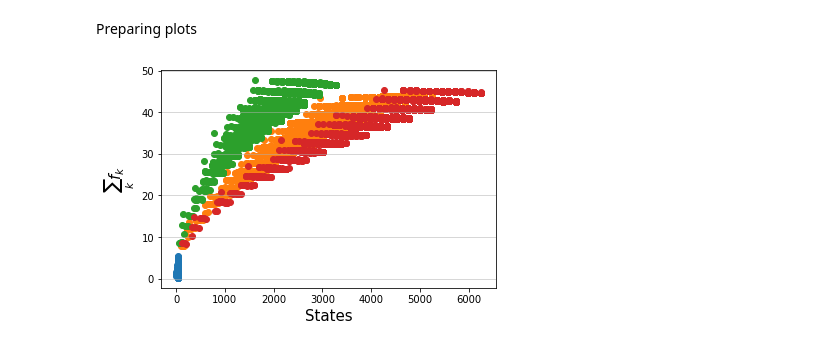
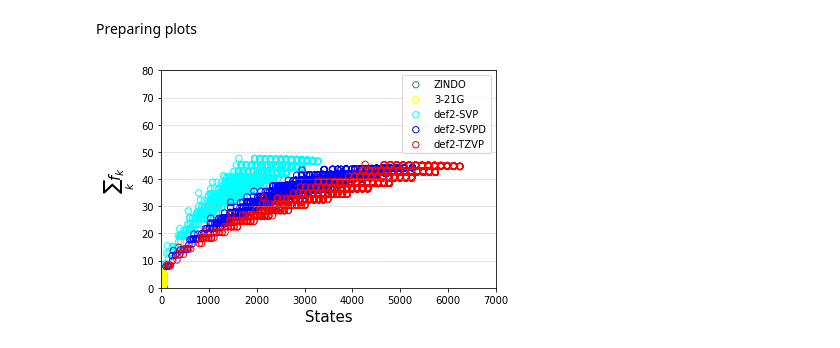
Before and after one commit to moldis-group/bigQM7w, a Jupyter notebook: notebooks/5methods.ipynb, the cells around one changed output. Drawn from its saved outputs; the diff is of its cells as text; code cells hidden in the pictures.

```diff
--- a/notebooks/5methods.ipynb
+++ b/notebooks/5methods.ipynb
@@ -13,23 +10,24 @@ Preparing plots
 # %%
 SVPD = pd.read_csv('../csv_files/Nele_Nstates_sumfk_SVPD.csv',header=0)
 SVP = pd.read_csv('../csv_files/Nele_Nstates_sumfk_SVP.csv',header=0)
-#321G = pd.read_csv('../csv_files/Nele_Nstates_sumfk_321G.csv',header=0)
+M321G = pd.read_csv('../csv_files/Nele_Nstates_sumfk_321G.csv',header=0)
 ZINDO = pd.read_csv('../csv_files/Nele_Nstates_sumfk_ZINDO.csv',header=0)
 TZVP = pd.read_csv('../csv_files/Nele_Nstates_sumfk_TZVP.csv',header=0)
 
-plt.grid(True, linewidth=0.5, linestyle='-', axis = 'y',zorder=0)
+plt.grid(True, linewidth=0.5, linestyle='--', axis = 'y',zorder=0)
 # Make the plot
-plt.scatter(ZINDO.N_states[:],ZINDO.sum_f_k[:])
-plt.scatter(SVPD.N_states[:],SVPD.sum_f_k[:])
-plt.scatter(SVP.N_states[:],SVP.sum_f_k[:])
-plt.scatter(TZVP.N_states[:],TZVP.sum_f_k[:])
-#plt.legend()
+plt.scatter(ZINDO.N_states[:],ZINDO.sum_f_k[:],label='ZINDO',s=40, facecolors='none', edgecolors='seagreen')
+plt.scatter(M321G.N_states[:],M321G.sum_f_k[:],label='3-21G',s=40, facecolors='none', edgecolors='yellow')
+plt.scatter(SVP.N_states[:],SVP.sum_f_k[:],label='def2-SVP',s=40, facecolors='none', edgecolors='cyan')
+plt.scatter(SVPD.N_states[:],SVPD.sum_f_k[:],label='def2-SVPD',s=40, facecolors='none', edgecolors='blue')
+plt.scatter(TZVP.N_states[:],TZVP.sum_f_k[:],label='def2-TZVP',s=40, facecolors='none', edgecolors='red')
 
 # Adding Xticks
 plt.xlabel('States', fontsize = 15)
 plt.ylabel('$\sum_k f_k$',fontsize = 15) #fontweight ='bold'
-
-#plt.legend()
+plt.ylim(0,80)
+plt.xlim(0,7000)
+plt.legend()
 plt.show()
 # %% [output]
-[figure, old version]
+[figure, new version]
```
Also changed, not shown: parts of 2 cells of this notebook.
